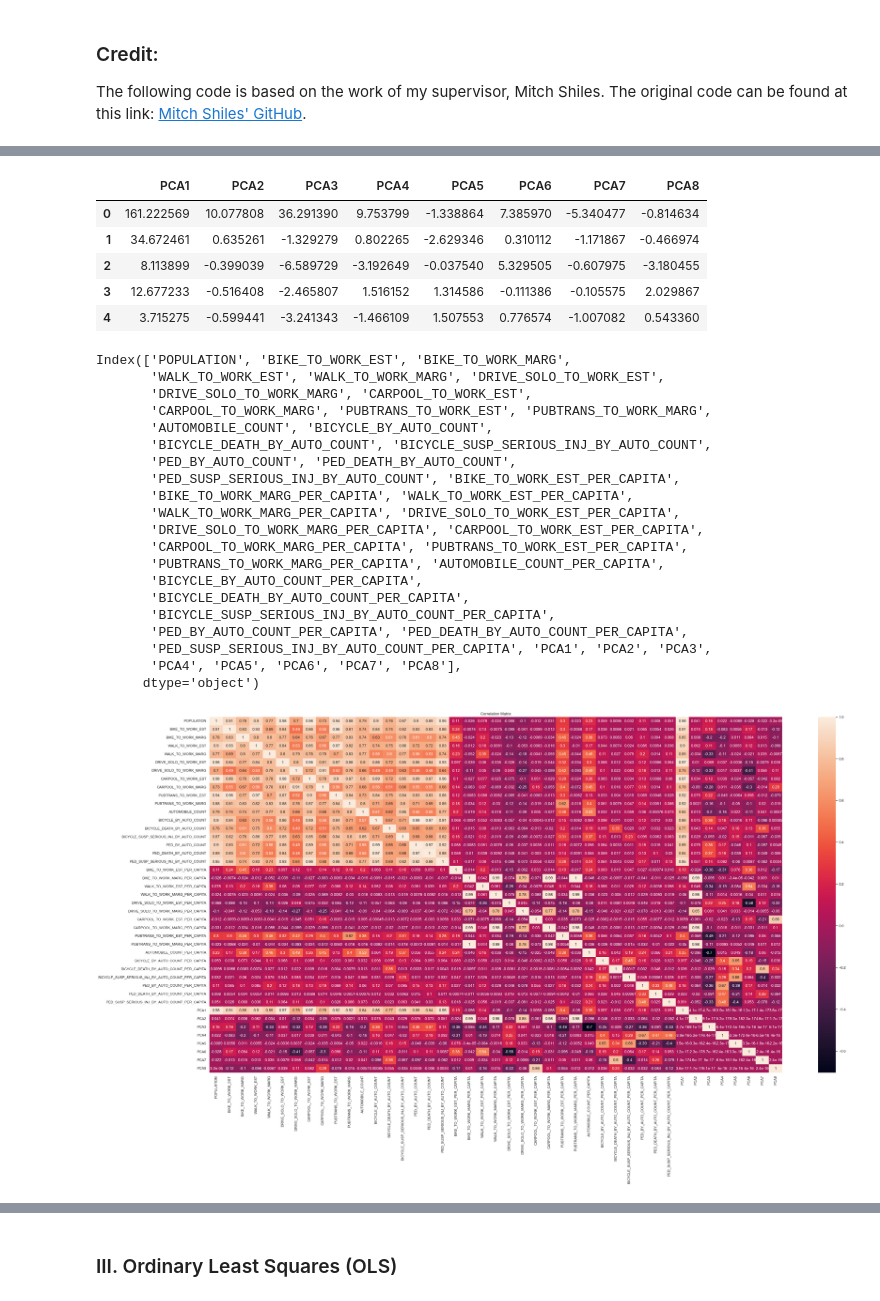
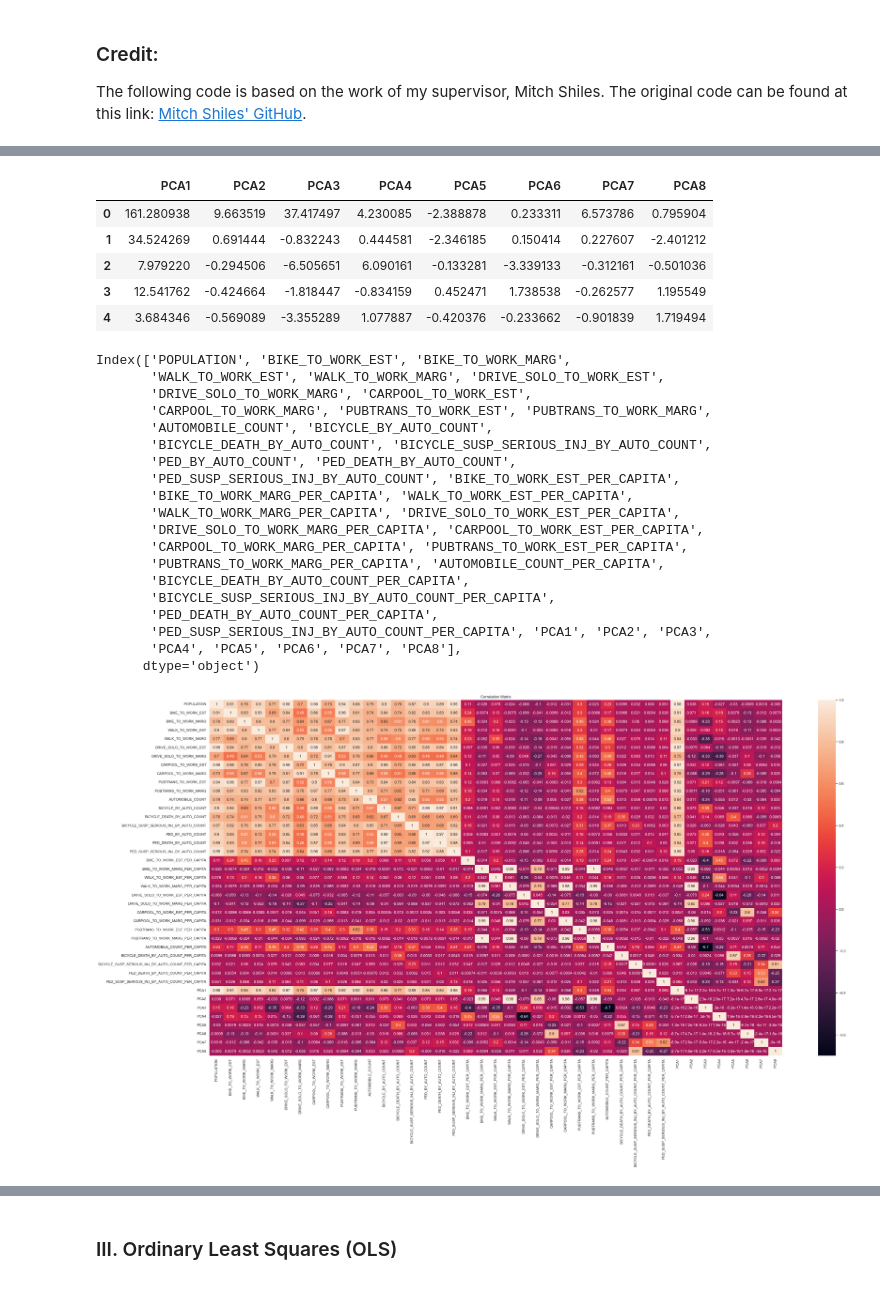
Before and after one commit to margaret613/Carlisle_Borough_Transportation_Study, a Jupyter notebook: pca_ols_machine_learning.ipynb, the cells around one changed output, grey strips where cells are left out. Saved outputs shown, nothing was run; the diff lists cells and outputs as text; code cells hidden in the pictures.

```diff
--- a/pca_ols_machine_learning.ipynb
+++ b/pca_ols_machine_learning.ipynb
@@ -276,7 +278,7 @@ dtype: int64
 df_crash_filtered = df_crash.copy()
 
 # Drop the binary column while running the PCA
-df_crash_filtered.drop(columns='penn', inplace=True)
+df_crash_filtered.drop(columns=['penn', 'BICYCLE_BY_AUTO_COUNT_PER_CAPITA', 'PED_BY_AUTO_COUNT_PER_CAPITA'], inplace=True)
 # %% [markdown]
 ### Credit:
 
@@ -371,11 +373,11 @@ df_crash_filtered[["PCA1", "PCA2", "PCA3", "PCA4", "PCA5", "PCA6", "PCA7", "PCA8
 df_crash_filtered[["PCA1","PCA2","PCA3","PCA4","PCA5","PCA6","PCA7","PCA8"]].head()
 # %% [output]
 |  | PCA1 | PCA2 | PCA3 | PCA4 | PCA5 | PCA6 | PCA7 | PCA8 |
-| 0 | 161.222569 | 10.077808 | 36.291390 | 9.753799 | -1.338864 | 7.385970 | -5.340477 | -0.814634 |
-| 1 | 34.672461 | 0.635261 | -1.329279 | 0.802265 | -2.629346 | 0.310112 | -1.171867 | -0.466974 |
-| 2 | 8.113899 | -0.399039 | -6.589729 | -3.192649 | -0.037540 | 5.329505 | -0.607975 | -3.180455 |
-| 3 | 12.677233 | -0.516408 | -2.465807 | 1.516152 | 1.314586 | -0.111386 | -0.105575 | 2.029867 |
-| 4 | 3.715275 | -0.599441 | -3.241343 | -1.466109 | 1.507553 | 0.776574 | -1.007082 | 0.543360 |
+| 0 | 161.280938 | 9.663519 | 37.417497 | 4.230085 | -2.388878 | 0.233311 | 6.573786 | 0.795904 |
+| 1 | 34.524269 | 0.691444 | -0.832243 | 0.444581 | -2.346185 | 0.150414 | 0.227607 | -2.401212 |
+| 2 | 7.979220 | -0.294506 | -6.505651 | 6.090161 | -0.133281 | -3.339133 | -0.312161 | -0.501036 |
+| 3 | 12.541762 | -0.424664 | -1.818447 | -0.834159 | 0.452471 | 1.738538 | -0.262577 | 1.195549 |
+| 4 | 3.684346 | -0.569089 | -3.355289 | 1.077887 | -0.420376 | -0.233662 | -0.901839 | 1.719494 |
 # %%
 df_crash_filtered.columns
 # %% [output]
@@ -392,42 +394,40 @@ Index(['POPULATION', 'BIKE_TO_WORK_EST', 'BIKE_TO_WORK_MARG',
        'DRIVE_SOLO_TO_WORK_MARG_PER_CAPITA', 'CARPOOL_TO_WORK_EST_PER_CAPITA',
        'CARPOOL_TO_WORK_MARG_PER_CAPITA', 'PUBTRANS_TO_WORK_EST_PER_CAPITA',
        'PUBTRANS_TO_WORK_MARG_PER_CAPITA', 'AUTOMOBILE_COUNT_PER_CAPITA',
-       'BICYCLE_BY_AUTO_COUNT_PER_CAPITA',
        'BICYCLE_DEATH_BY_AUTO_COUNT_PER_CAPITA',
        'BICYCLE_SUSP_SERIOUS_INJ_BY_AUTO_COUNT_PER_CAPITA',
-       'PED_BY_AUTO_COUNT_PER_CAPITA', 'PED_DEATH_BY_AUTO_COUNT_PER_CAPITA',
+       'PED_DEATH_BY_AUTO_COUNT_PER_CAPITA',
        'PED_SUSP_SERIOUS_INJ_BY_AUTO_COUNT_PER_CAPITA', 'PCA1', 'PCA2', 'PCA3',
        'PCA4', 'PCA5', 'PCA6', 'PCA7', 'PCA8'],
       dtype='object')
 # %%
 # Create heatmap
 heat_corr = df_crash_filtered[['POPULATION', 'BIKE_TO_WORK_EST', 'BIKE_TO_WORK_MARG',
        'WALK_TO_WORK_EST', 'WALK_TO_WORK_MARG', 'DRIVE_SOLO_TO_WORK_EST',
        'DRIVE_SOLO_TO_WORK_MARG', 'CARPOOL_TO_WORK_EST',
        'CARPOOL_TO_WORK_MARG', 'PUBTRANS_TO_WORK_EST', 'PUBTRANS_TO_WORK_MARG',
        'AUTOMOBILE_COUNT', 'BICYCLE_BY_AUTO_COUNT',
        'BICYCLE_DEATH_BY_AUTO_COUNT', 'BICYCLE_SUSP_SERIOUS_INJ_BY_AUTO_COUNT',
        'PED_BY_AUTO_COUNT', 'PED_DEATH_BY_AUTO_COUNT',
        'PED_SUSP_SERIOUS_INJ_BY_AUTO_COUNT', 'BIKE_TO_WORK_EST_PER_CAPITA',
        'BIKE_TO_WORK_MARG_PER_CAPITA', 'WALK_TO_WORK_EST_PER_CAPITA',
        'WALK_TO_WORK_MARG_PER_CAPITA', 'DRIVE_SOLO_TO_WORK_EST_PER_CAPITA',
        'DRIVE_SOLO_TO_WORK_MARG_PER_CAPITA', 'CARPOOL_TO_WORK_EST_PER_CAPITA',
        'CARPOOL_TO_WORK_MARG_PER_CAPITA', 'PUBTRANS_TO_WORK_EST_PER_CAPITA',
        'PUBTRANS_TO_WORK_MARG_PER_CAPITA', 'AUTOMOBILE_COUNT_PER_CAPITA',
-       'BICYCLE_BY_AUTO_COUNT_PER_CAPITA',
        'BICYCLE_DEATH_BY_AUTO_COUNT_PER_CAPITA',
        'BICYCLE_SUSP_SERIOUS_INJ_BY_AUTO_COUNT_PER_CAPITA',
-       'PED_BY_AUTO_COUNT_PER_CAPITA', 'PED_DEATH_BY_AUTO_COUNT_PER_CAPITA',
+       'PED_DEATH_BY_AUTO_COUNT_PER_CAPITA',
        'PED_SUSP_SERIOUS_INJ_BY_AUTO_COUNT_PER_CAPITA', 'PCA1', 'PCA2', 'PCA3',
        'PCA4', 'PCA5', 'PCA6', 'PCA7', 'PCA8']].corr()
 
 plt.figure(figsize=(40,20))
 sns.set(rc={ 'figure.facecolor':'w'})
 sns.heatmap(heat_corr, annot=True)
 plt.title("Correlation Matrix")
 plt.show()
 # %% [output]
-[figure, old version]
+[figure, new version]
 # %%
 # Create the table to visualize the correlations
 df_crash_filtered[['POPULATION', 'BIKE_TO_WORK_EST', 'BIKE_TO_WORK_MARG',
```
Also changed, not shown: parts of 10 cells of this notebook, 13 other files.
